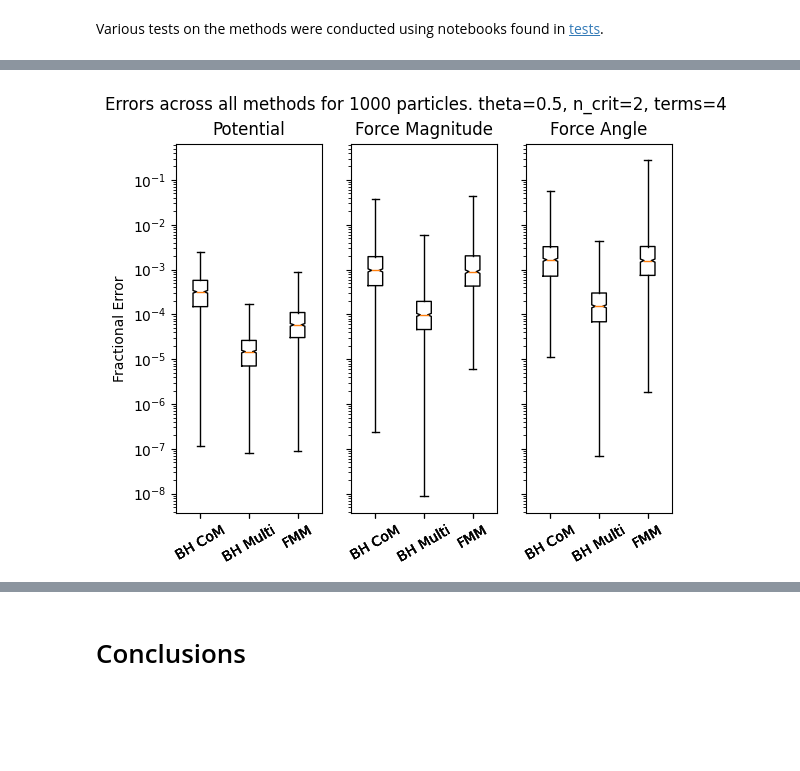
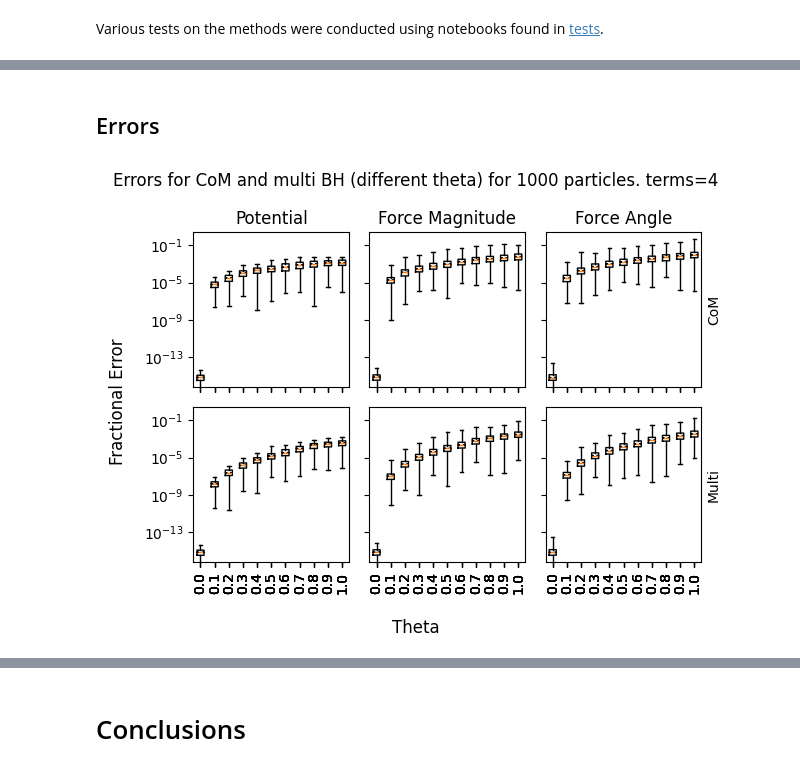
Before and after one commit to Part-II-Computational-Physics/hierarchical-methods-lb880, a Jupyter notebook: Report.ipynb, the cells around one changed output, grey strips where cells are left out. Cells and saved outputs as stored; diff of their text form; code cells hidden in the pictures; blank space fills up the shorter version.

```diff
--- a/Report.ipynb
+++ b/Report.ipynb
@@ -322,4 +339,6 @@ import tests
+# %% [markdown]
+## Errors
 # %%
-fig = tests.errors.plots.general('tests/errors/data/general.npz')
+fig = tests.errors.plots.theta('tests/errors/data/theta.npz')
 # %% [output]
-[figure, old version]
+[figure, new version]
```
Also changed, not shown: parts of 31 cells of this notebook, 16 other files.
